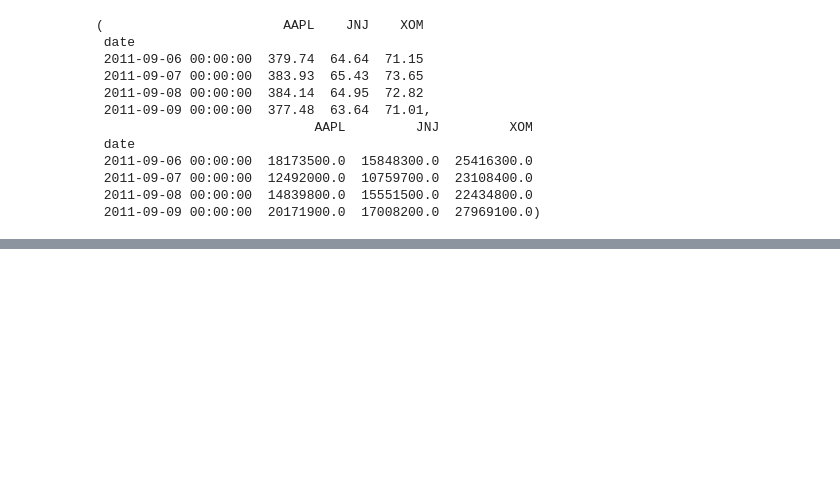
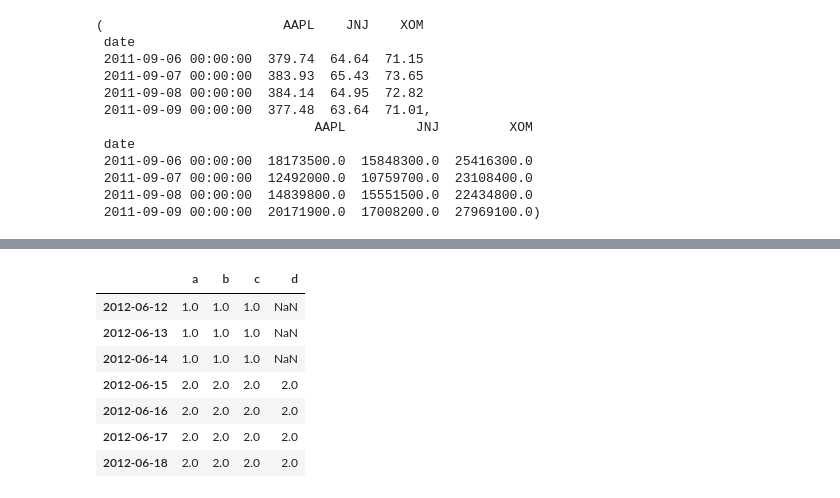
Before and after one commit to luxor42/python-learning, a Jupyter notebook: PythonForDataAnalysis/Python for Data Analysis - Chapter 11 - Financial and Economic Data Applications.ipynb, the cells around one changed output, grey strips where cells are left out. Cells and saved outputs as stored; diff of their text form; code cells hidden in the pictures; blank space fills up the shorter version.

```diff
--- a/PythonForDataAnalysis/Python for Data Analysis - Chapter 11 - Financial and Economic Data Applications.ipynb
+++ b/PythonForDataAnalysis/Python for Data Analysis - Chapter 11 - Financial and Economic Data Applications.ipynb
@@ -58,0 +377,13 @@ prices.align(volume, join = 'inner')
+# %%
+data1 = pd.DataFrame(np.ones((6, 3), dtype=float),
+                     columns=['a', 'b', 'c'],
+                     index=pd.date_range('6/12/2012',
+                     periods=6))
+data2 = pd.DataFrame(np.ones((6,3), dtype=float) * 2,
+                     columns=['a', 'b', 'c'],
+                     index=pd.date_range('6/13/2012',
+                     periods = 6))
+
+# Take data1 up to 6/14/2012 and data2 for 6/15/2012 and beyond
+# syntax: pd.concat([df1, df2, ....])
+pd.concat([data1.ix[:'6/14/2012'], data2.ix['2012-06-15':]])
@@ -58,0 +399,17 @@ prices.align(volume, join = 'inner')
+# %%
+# If data1 was missing a time series present in data2 -- for example, an entire column
+# Then concat will just naively concat the data sets
+data2 = pd.DataFrame(np.ones((6, 4), dtype=float) * 2,
+                    columns=['a', 'b', 'c', 'd'],
+                    index=pd.date_range('6/13/2012', periods = 6))
+spliced = pd.concat([data1.ix[:'6/14/2012'], data2.ix['6/15/2012':]])
+spliced
+# %% [output]
+|  | a | b | c | d |
+| 2012-06-12 | 1.0 | 1.0 | 1.0 | NaN |
+| 2012-06-13 | 1.0 | 1.0 | 1.0 | NaN |
+| 2012-06-14 | 1.0 | 1.0 | 1.0 | NaN |
+| 2012-06-15 | 2.0 | 2.0 | 2.0 | 2.0 |
+| 2012-06-16 | 2.0 | 2.0 | 2.0 | 2.0 |
+| 2012-06-17 | 2.0 | 2.0 | 2.0 | 2.0 |
+| 2012-06-18 | 2.0 | 2.0 | 2.0 | 2.0 |
```
Also changed, not shown: parts of 51 cells of this notebook.
